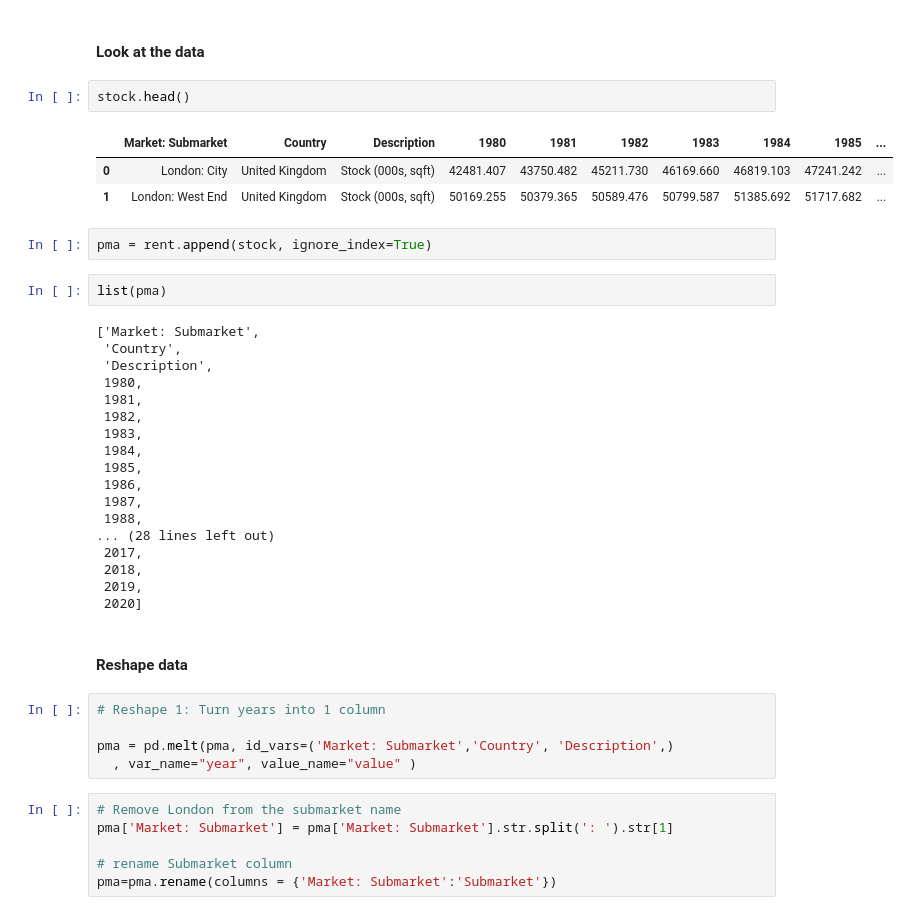
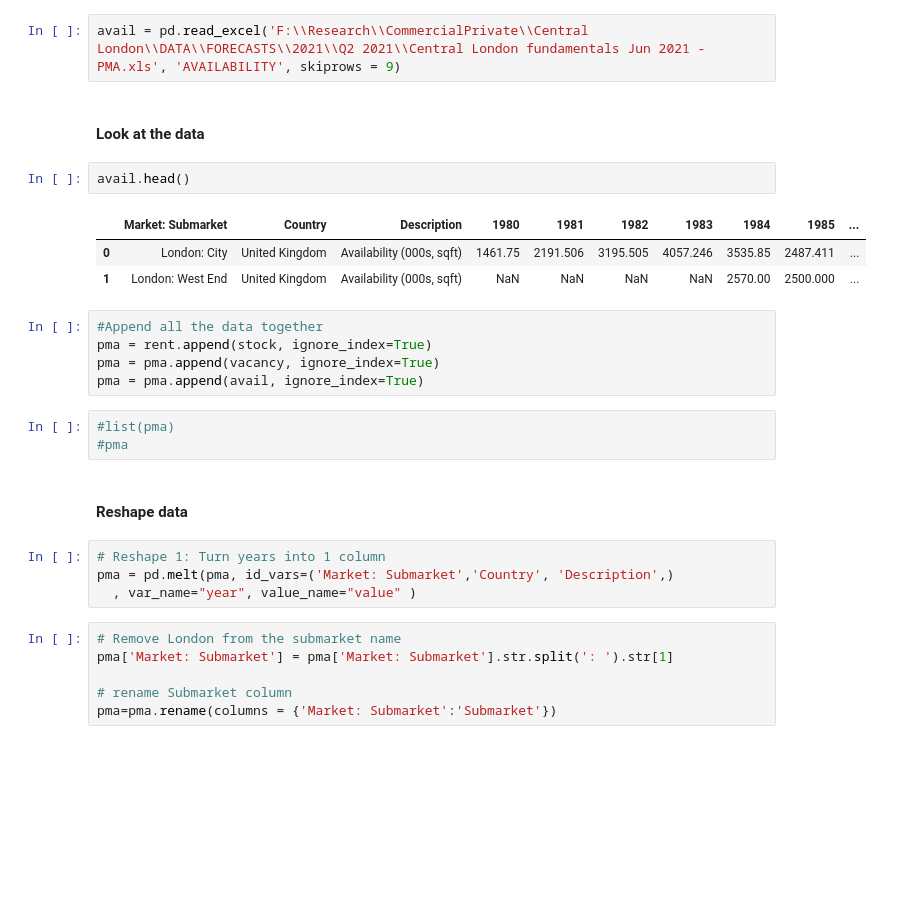
Before and after one commit to maiiasleptcova/KF-Python-projects, a Jupyter notebook: CL_office_rent_forecast.ipynb, the cells around one changed output. Cells and saved outputs as stored; diff of their text form; blank space fills up the shorter version.

```diff
--- a/CL_office_rent_forecast.ipynb
+++ b/CL_office_rent_forecast.ipynb
@@ -232,38 +173,25 @@ stock = pd.read_excel('F:\\Research\\CommercialPrivate\\Central London\\DATA\\FO
+# %%
+avail = pd.read_excel('F:\\Research\\CommercialPrivate\\Central London\\DATA\\FORECASTS\\2021\\Q2 2021\\Central London fundamentals Jun 2021 - PMA.xls', 'AVAILABILITY', skiprows = 9)
 # %% [markdown]
 #### Look at the data
 # %%
-stock.head()
+avail.head()
 # %% [output]
 |  | Market: Submarket | Country | Description | 1980 | 1981 | 1982 | 1983 | 1984 | 1985 | ... |
-| 0 | London: City | United Kingdom | Stock (000s, sqft) | 42481.407 | 43750.482 | 45211.730 | 46169.660 | 46819.103 | 47241.242 | ... |
-| 1 | London: West End | United Kingdom | Stock (000s, sqft) | 50169.255 | 50379.365 | 50589.476 | 50799.587 | 51385.692 | 51717.682 | ... |
+| 0 | London: City | United Kingdom | Availability (000s, sqft) | 1461.75 | 2191.506 | 3195.505 | 4057.246 | 3535.85 | 2487.411 | ... |
+| 1 | London: West End | United Kingdom | Availability (000s, sqft) | NaN | NaN | NaN | NaN | 2570.00 | 2500.000 | ... |
 # %%
+#Append all the data together
 pma = rent.append(stock, ignore_index=True)
+pma = pma.append(vacancy, ignore_index=True)
+pma = pma.append(avail, ignore_index=True)
 # %%
-list(pma)
+#list(pma)
+#pma
-# %% [output]
-['Market: Submarket',
- 'Country',
- 'Description',
- 1980,
- 1981,
- 1982,
- 1983,
- 1984,
- 1985,
- 1986,
- 1987,
- 1988,
-... (28 lines left out)
- 2017,
- 2018,
- 2019,
- 2020]
 # %% [markdown]
 #### Reshape data
 # %%
 # Reshape 1: Turn years into 1 column
-
 pma = pd.melt(pma, id_vars=('Market: Submarket','Country', 'Description',)
   , var_name="year", value_name="value" )
 # %%
```
Also changed, not shown: parts of 46 cells of this notebook.
